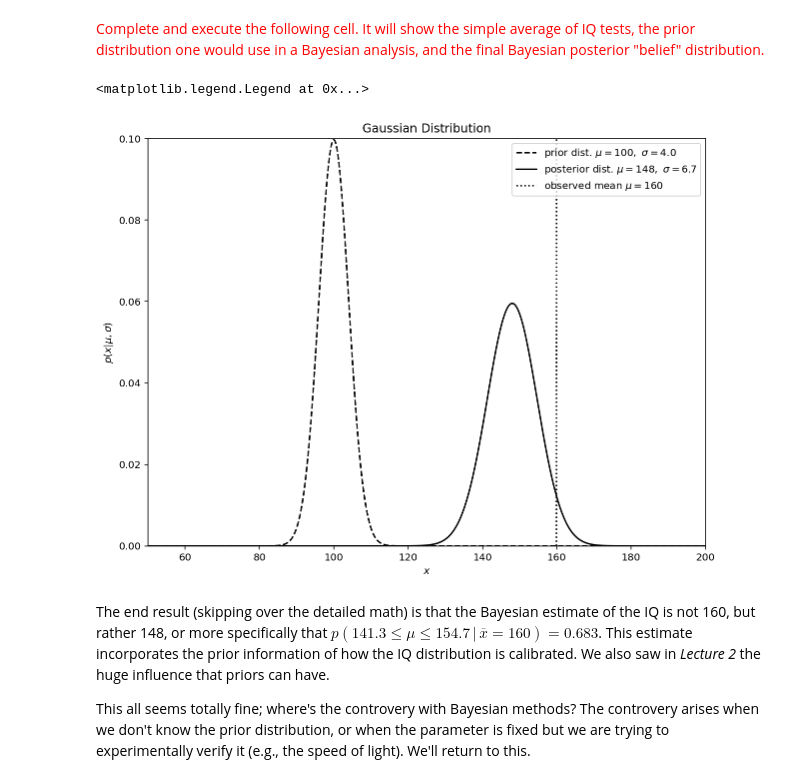
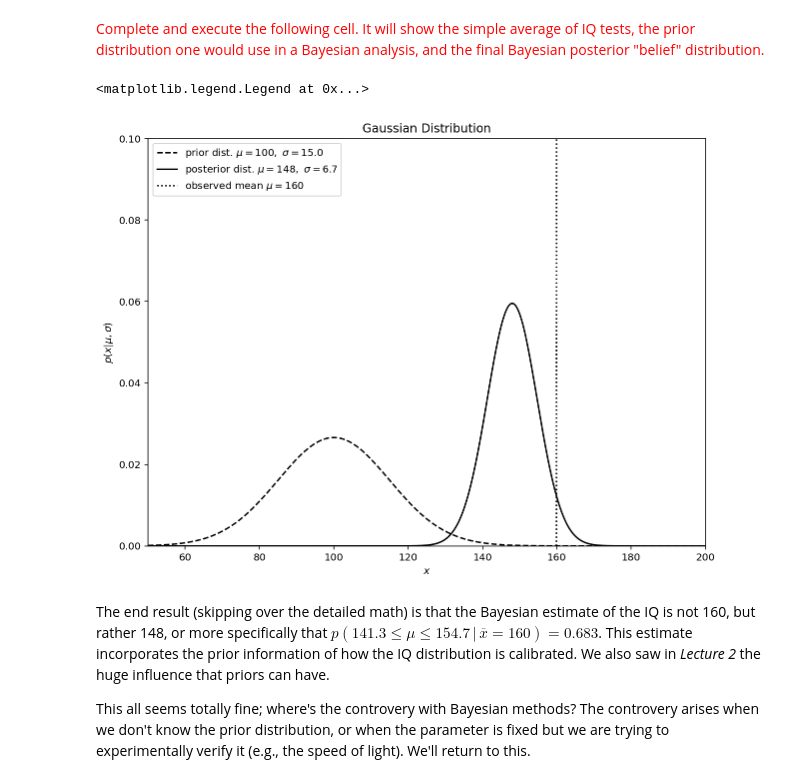
Before and after one commit to Git-Shamsi/sci-comp-ii-fall24, a Jupyter notebook: notebooks/stats/Lecture_5_maxlike.ipynb, the cells around one changed output. Cells and saved outputs as stored; diff of their text form; code cells hidden in the pictures.

```diff
--- a/notebooks/stats/Lecture_5_maxlike.ipynb
+++ b/notebooks/stats/Lecture_5_maxlike.ipynb
@@ -92,7 +92,7 @@ from astroML import stats as astroMLstats
 # %%
 #------------------------------------------------------------
 # Define the distributions to be plotted
-sigma_values = [4, 6.7, 1] #complete with the prior width of IQ distribution
+sigma_values = [15, 6.7, 1] #complete with the prior width of IQ distribution
 linestyles = ['--', '-', ':']
 mu_values = [100, 148, 160] #complete with the prior mean of IQ distribution
 labeltext = ['prior dist.',
@@ -101,34 +101,34 @@ labeltext = ['prior dist.',
 xplot = np.linspace(50, 200, 1000)
 
 #------------------------------------------------------------
 # plot the distributions
 fig, ax = plt.subplots(figsize=(10, 7.5))
 
 for sigma, ls, mu, lab in zip(sigma_values,
                               linestyles,
                               mu_values,
                               labeltext):
 
     # create a gaussian / normal distribution
     dist = norm(mu, sigma)
 
     if sigma > 1:
         plt.plot(xplot, dist.pdf(xplot),
                  ls=ls, c='black',
                  label=r'%s $\mu=%i,\ \sigma=%.1f$' % (lab, mu, sigma))
     else:
         plt.plot([159.9, 160.1], [0, 0.8],
                  ls=ls, color='k', label=r'%s $\mu=%i$' % (lab, mu))
 
 plt.xlim(50, 200)
 plt.ylim(0, 0.1)
 plt.xlabel('$x$')
 plt.ylabel(r'$p(x|\mu,\sigma)$')
 plt.title('Gaussian Distribution')
 plt.legend()
 # %% [output]
 <matplotlib.legend.Legend at 0x...>
-[figure, old version]
+[figure, new version]
 # %% [markdown]
 The end result (skipping over the detailed math) is that the Bayesian estimate of the IQ is not 160, but rather 148, or more specifically that $p(141.3\le \mu \le 154.7 \, | \, \overline{x}=160) = 0.683$. This estimate incorporates the prior information of how the IQ distribution is calibrated. We also saw in *Lecture 2* the huge influence that priors can have.
 
```
Also changed, not shown: parts of 5 cells of this notebook.
